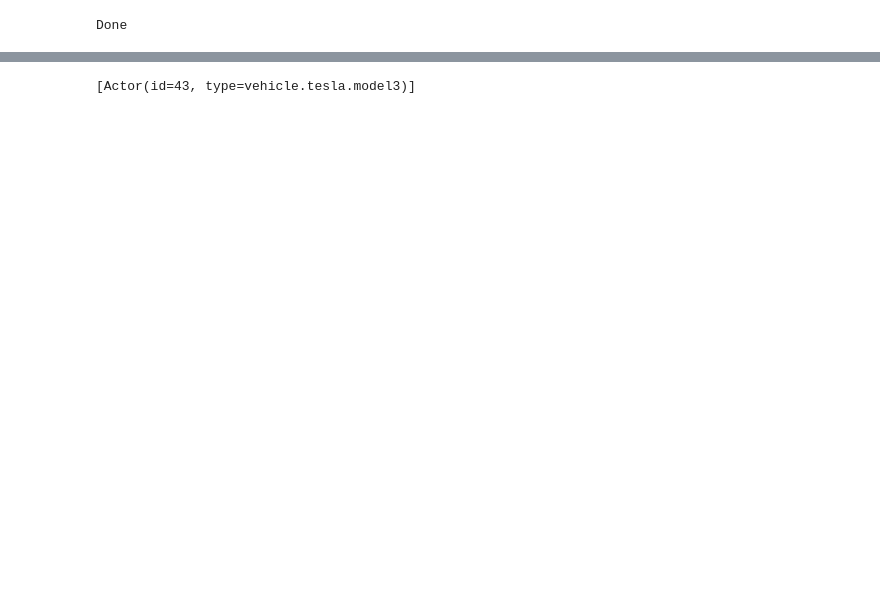
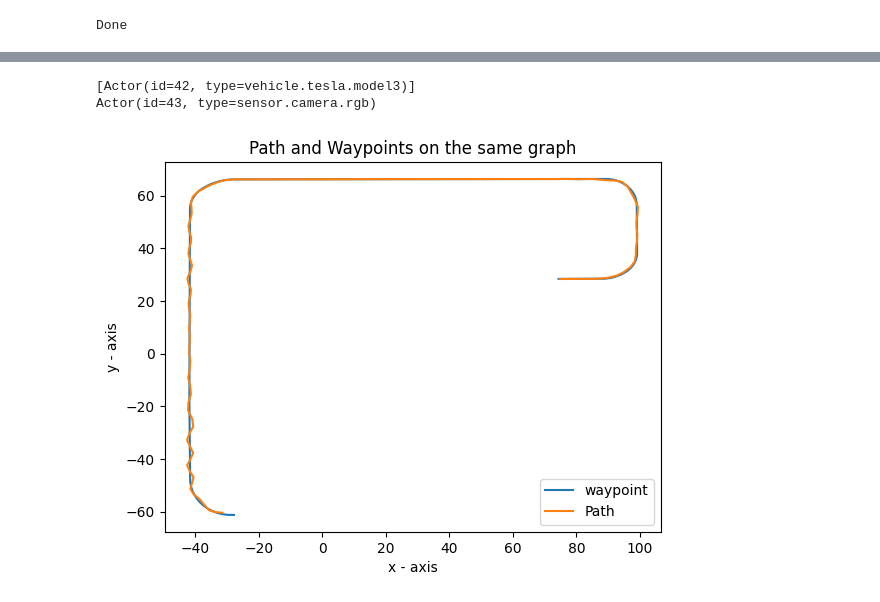
Before and after one commit to MMustafa01/Local_Path_Planning, a Jupyter notebook: CARLA_Codes/Control_pure_persuit.ipynb, the cells around one changed output, grey strips where cells are left out. Drawn from its saved outputs; the diff is of its cells as text; code cells hidden in the pictures; blank space fills up the shorter version.

```diff
--- a/CARLA_Codes/Control_pure_persuit.ipynb
+++ b/CARLA_Codes/Control_pure_persuit.ipynb
@@ -64,13 +61,19 @@ Kdd = 0.4
 FPS = 30
 dt  = 1./FPS
 L = 2.875 #### Will need to check how to get
-param_Kp = 0
-param_Ki = 0
+param_Kp = 0.5
+param_Ki = 0.4
 param_Kd = 0
 desired_vel = 25
 pid=PIDController(param_Kp, param_Ki, param_Kd, 0)
 # %%
 def get_target_wp_index(veh_location, waypoint_list):
+    '''
+    Try to implement next target index using this method
+    http://paulbourke.net/geometry/pointlineplane/
+
+    Implementation given here
+    '''
     print(f'the last location in the list {waypoint_list[-1]}')
     info = False
     exception = False
@@ -198,6 +201,7 @@ control = carla.VehicleControl()
 control.throttle = 0.5
 vehicle.apply_control(control)
 
+implemented_route = []
 
 pid = PIDController(param_Kp, param_Ki, param_Kd, 0)
 pid.set_point = desired_vel
@@ -215,6 +219,8 @@ for t in range(len(waypoint_lst)):
     x_dot, y_dot, z_dot = (vel_array.x, vel_array.y, vel_array.z)
     vel = np.hypot(x_dot, y_dot)
 
+    implemented_route.append((x_,y_))
+
     print(f"The velocity = {vel}")
 
     yaw = vehicle_transform.rotation.yaw
@@ -229,11 +235,15 @@ for t in range(len(waypoint_lst)):
     tx, ty = target
 
 
+    # Commenting: Fix later
+    # print(f"The throttle is {throttle}")
     throttle = pid.get_control(vel,dt)
+    # control.throttle = throttle
 
 
     ######### Look ahead distance ##########
     ld_approx = np.clip(Kdd * vel ,3, 30) #### Might change in the future
+    Kdd = 2/(ld_approx)**2 # Need to check if this is correct: sourc: https://www.shuffleai.blog/blog/Three_Methods_of_Vehicle_Lateral_Control.html. See section 2.4
 
     ######### Calculate Alpha #########3
     alpha = math.atan2((ty - y_), (tx-x_)) - yaw
@@ -282,8 +292,46 @@ try:
             car.destroy()
 except:
     print("Nope doesnt work")
+
+for act in actor_lst:
+    try:
+        print(act)
+        act.destroy()
+    except:
+        pass
 # %% [output]
-[Actor(id=43, type=vehicle.tesla.model3)]
+[Actor(id=42, type=vehicle.tesla.model3)]
+Actor(id=43, type=sensor.camera.rgb)
+# %%
+x_way = []
+y_way = []
+x_real = []
+y_real = []
+for x, y in waypoint_lst:
+    x_way.append(x)
+    y_way.append(y)
+
+for x, y in implemented_route:
+    x_real.append(x)
+    y_real.append(y)
+
+plt.plot(x_way, y_way, label = "waypoint")
+plt.plot(x_real, y_real, label = 'Path')
+
+# naming the x axis
+plt.xlabel('x - axis')
+# naming the y axis
+plt.ylabel('y - axis')
+# giving a title to my graph
+plt.title('Path and Waypoints on the same graph')
+
+# show a legend on the plot
+plt.legend()
+
+# function to show the plot
+plt.show()
+# %% [output]
+[figure, added]
 # %%
 ''' Lets see if I can create a arbitrary route between two points but before that lets see how carla generates a path '''
 
```
Also changed, not shown: parts of 5 cells of this notebook, 7 other files.
